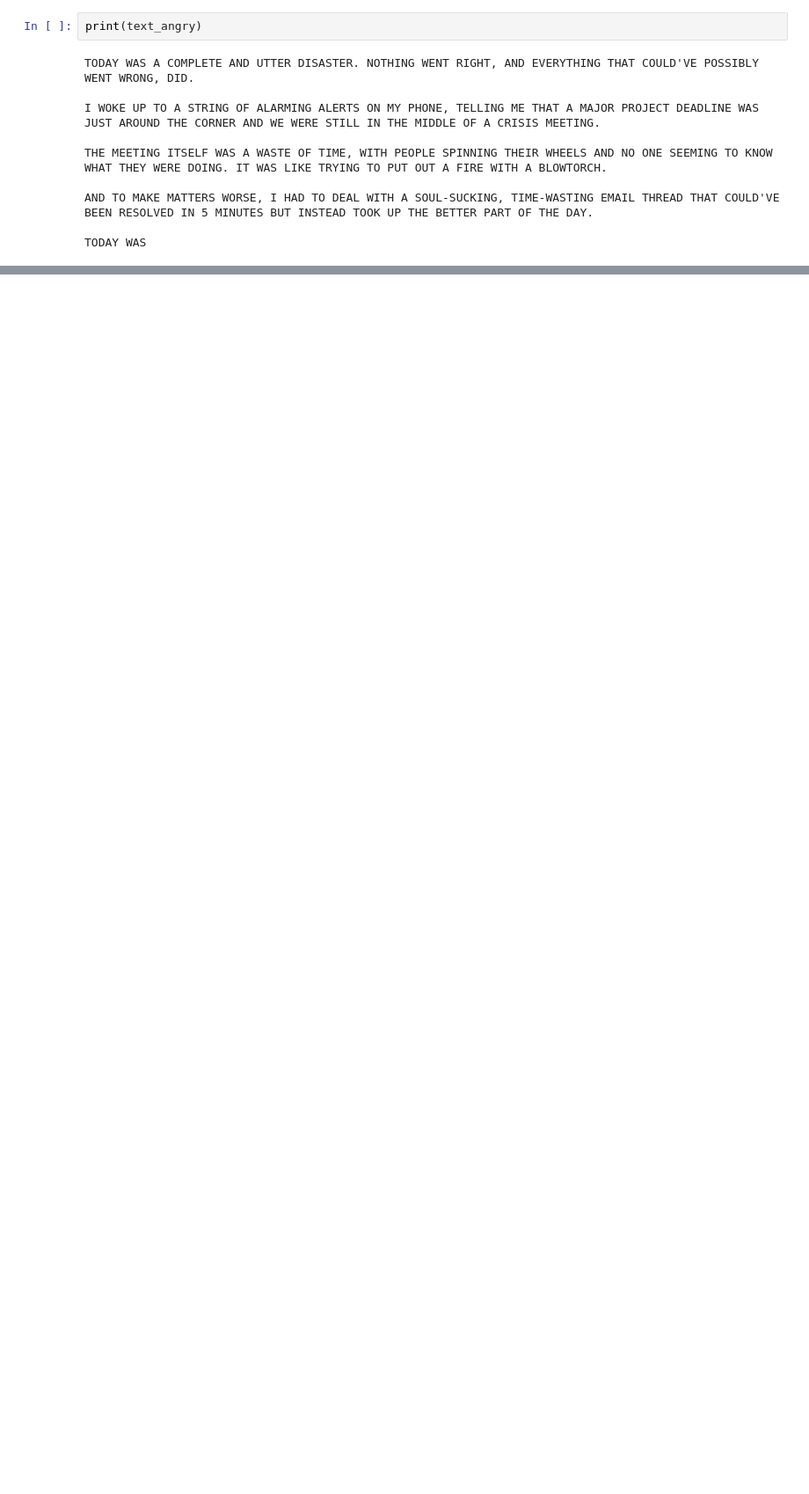
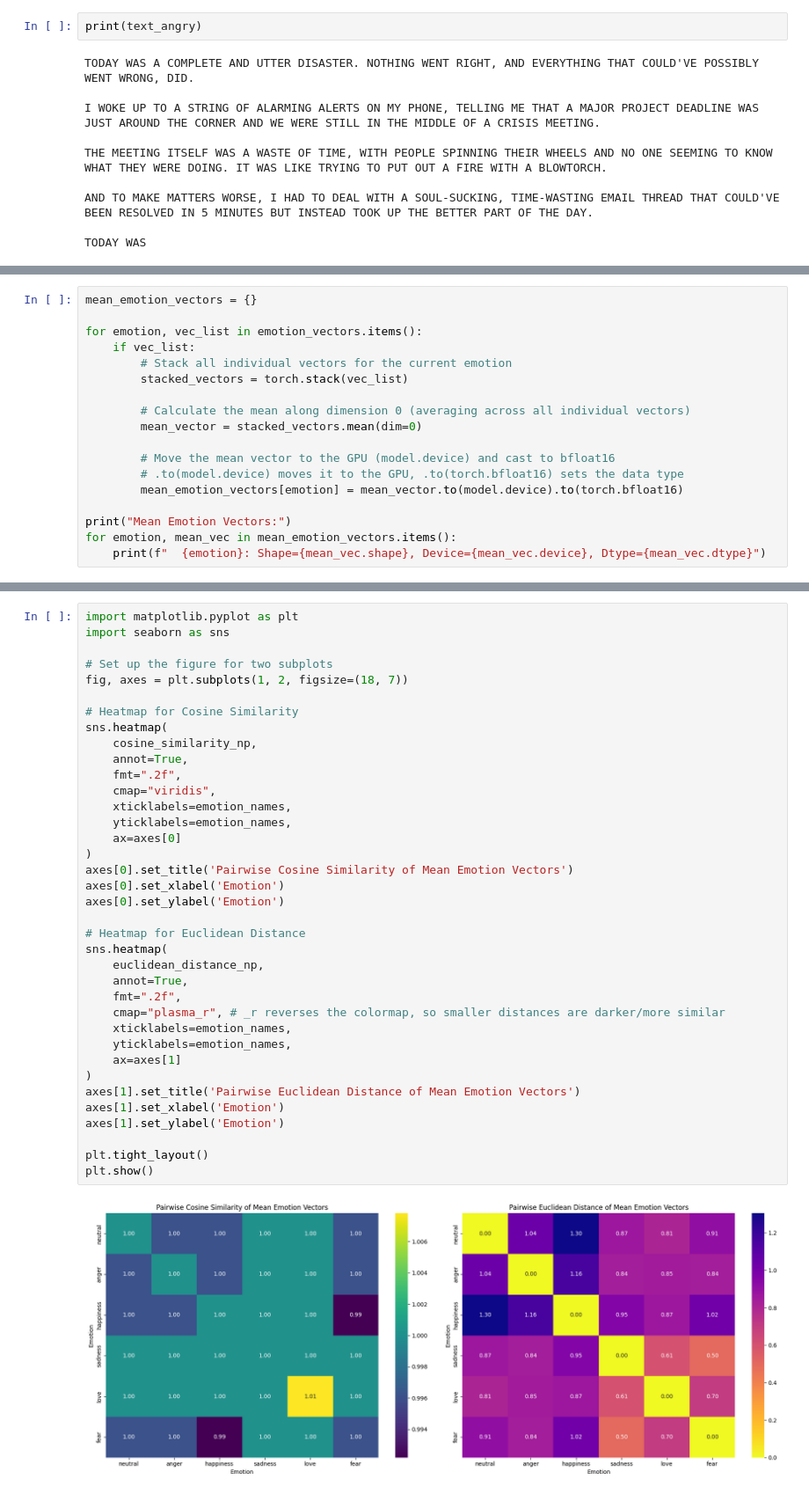
Before and after one commit to noobylub/Dissertation_Project, a Jupyter notebook: test.ipynb, the cells around one changed output, grey strips where cells are left out. Shown at 88% size. Saved outputs shown, nothing was run; the diff lists cells and outputs as text; blank space fills up the shorter version.

```diff
--- a/test.ipynb
+++ b/test.ipynb
@@ -1093,0 +852,18 @@ TODAY WAS
+# %%
+mean_emotion_vectors = {}
+
+for emotion, vec_list in emotion_vectors.items():
+    if vec_list:
+        # Stack all individual vectors for the current emotion
+        stacked_vectors = torch.stack(vec_list)
+
+        # Calculate the mean along dimension 0 (averaging across all individual vectors)
+        mean_vector = stacked_vectors.mean(dim=0)
+
+        # Move the mean vector to the GPU (model.device) and cast to bfloat16
+        # .to(model.device) moves it to the GPU, .to(torch.bfloat16) sets the data type
+        mean_emotion_vectors[emotion] = mean_vector.to(model.device).to(torch.bfloat16)
+
+print("Mean Emotion Vectors:")
+for emotion, mean_vec in mean_emotion_vectors.items():
+    print(f"  {emotion}: Shape={mean_vec.shape}, Device={mean_vec.device}, Dtype={mean_vec.dtype}")
@@ -1093,0 +1093,39 @@ TODAY WAS
+# %%
+import matplotlib.pyplot as plt
+import seaborn as sns
+
+# Set up the figure for two subplots
+fig, axes = plt.subplots(1, 2, figsize=(18, 7))
+
+# Heatmap for Cosine Similarity
+sns.heatmap(
+    cosine_similarity_np,
+    annot=True,
+    fmt=".2f",
+    cmap="viridis",
+    xticklabels=emotion_names,
+    yticklabels=emotion_names,
+    ax=axes[0]
+)
+axes[0].set_title('Pairwise Cosine Similarity of Mean Emotion Vectors')
+axes[0].set_xlabel('Emotion')
+axes[0].set_ylabel('Emotion')
+
+# Heatmap for Euclidean Distance
+sns.heatmap(
+    euclidean_distance_np,
+    annot=True,
+    fmt=".2f",
+    cmap="plasma_r", # _r reverses the colormap, so smaller distances are darker/more similar
+    xticklabels=emotion_names,
+    yticklabels=emotion_names,
+    ax=axes[1]
+)
+axes[1].set_title('Pairwise Euclidean Distance of Mean Emotion Vectors')
+axes[1].set_xlabel('Emotion')
+axes[1].set_ylabel('Emotion')
+
+plt.tight_layout()
+plt.show()
+# %% [output]
+[figure, added]
```
Also changed, not shown: parts of 74 cells of this notebook.
